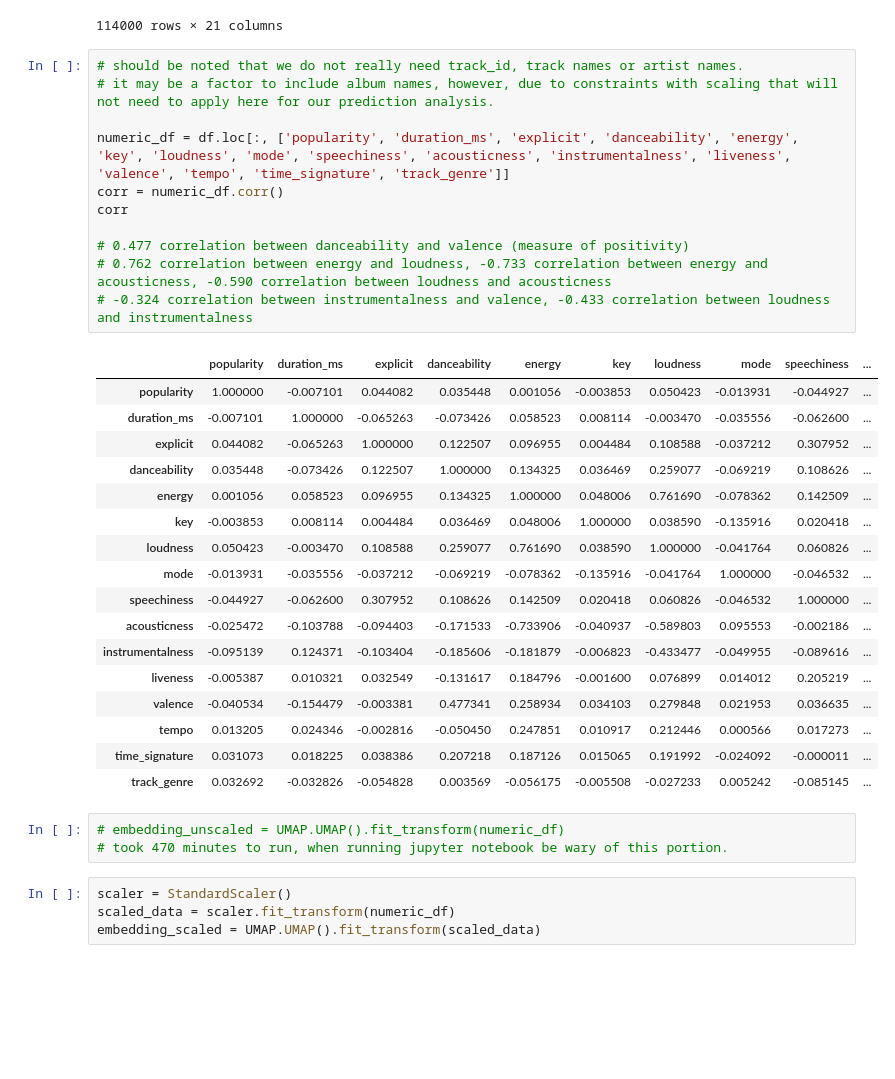
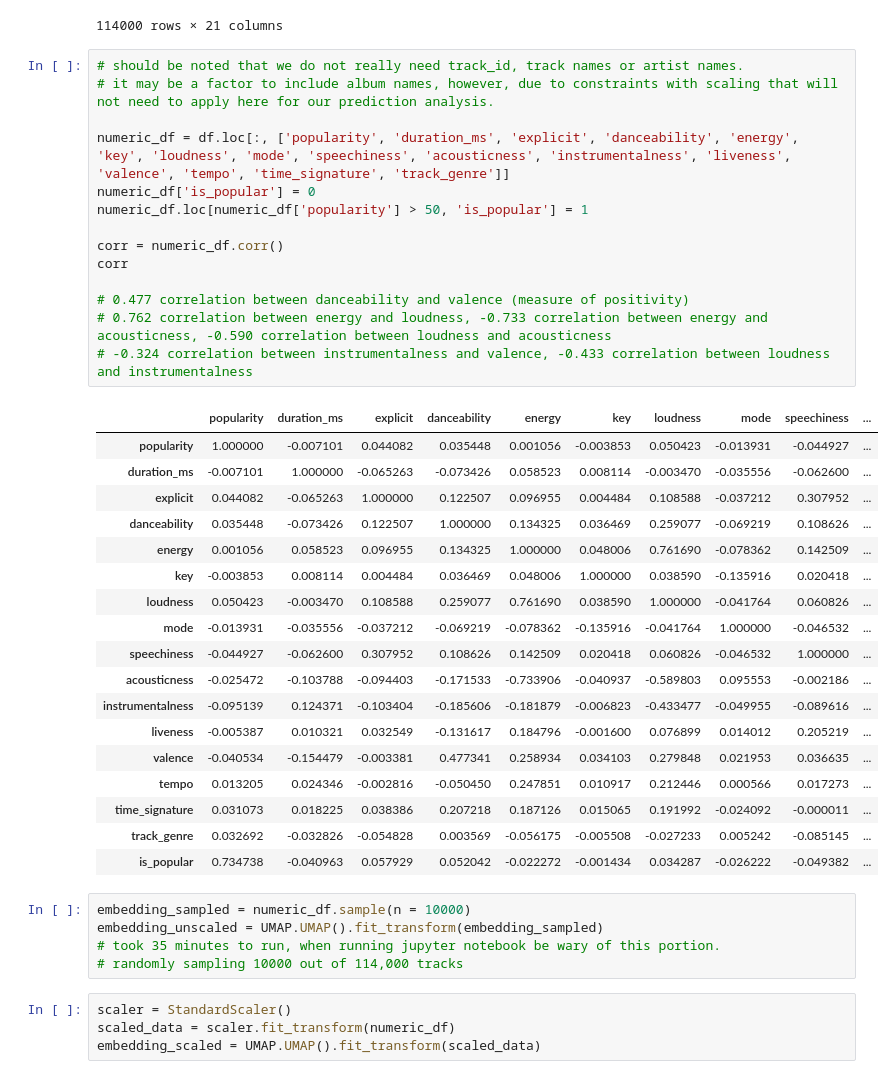
Before and after one commit to joseph-kim-cs/Spotify-Popularity-Prediction-Model, a Jupyter notebook: spotify exploration.ipynb, the cells around one changed output. Saved outputs shown, nothing was run; the diff lists cells and outputs as text; blank space fills up the shorter version.

```diff
--- a/spotify exploration.ipynb
+++ b/spotify exploration.ipynb
@@ -85,35 +86,41 @@ df
 # %%
 # should be noted that we do not really need track_id, track names or artist names.
 # it may be a factor to include album names, however, due to constraints with scaling that will not need to apply here for our prediction analysis.
 
 numeric_df = df.loc[:, ['popularity', 'duration_ms', 'explicit', 'danceability', 'energy', 'key', 'loudness', 'mode', 'speechiness', 'acousticness', 'instrumentalness', 'liveness', 'valence', 'tempo', 'time_signature', 'track_genre']]
+numeric_df['is_popular'] = 0
+numeric_df.loc[numeric_df['popularity'] > 50, 'is_popular'] = 1
+
 corr = numeric_df.corr()
 corr
 
 # 0.477 correlation between danceability and valence (measure of positivity)
 # 0.762 correlation between energy and loudness, -0.733 correlation between energy and acousticness, -0.590 correlation between loudness and acousticness
 # -0.324 correlation between instrumentalness and valence, -0.433 correlation between loudness and instrumentalness
 # %% [output]
 |  | popularity | duration_ms | explicit | danceability | energy | key | loudness | mode | speechiness | ... |
 | popularity | 1.000000 | -0.007101 | 0.044082 | 0.035448 | 0.001056 | -0.003853 | 0.050423 | -0.013931 | -0.044927 | ... |
 | duration_ms | -0.007101 | 1.000000 | -0.065263 | -0.073426 | 0.058523 | 0.008114 | -0.003470 | -0.035556 | -0.062600 | ... |
 | explicit | 0.044082 | -0.065263 | 1.000000 | 0.122507 | 0.096955 | 0.004484 | 0.108588 | -0.037212 | 0.307952 | ... |
 | danceability | 0.035448 | -0.073426 | 0.122507 | 1.000000 | 0.134325 | 0.036469 | 0.259077 | -0.069219 | 0.108626 | ... |
 | energy | 0.001056 | 0.058523 | 0.096955 | 0.134325 | 1.000000 | 0.048006 | 0.761690 | -0.078362 | 0.142509 | ... |
 | key | -0.003853 | 0.008114 | 0.004484 | 0.036469 | 0.048006 | 1.000000 | 0.038590 | -0.135916 | 0.020418 | ... |
 | loudness | 0.050423 | -0.003470 | 0.108588 | 0.259077 | 0.761690 | 0.038590 | 1.000000 | -0.041764 | 0.060826 | ... |
 | mode | -0.013931 | -0.035556 | -0.037212 | -0.069219 | -0.078362 | -0.135916 | -0.041764 | 1.000000 | -0.046532 | ... |
 | speechiness | -0.044927 | -0.062600 | 0.307952 | 0.108626 | 0.142509 | 0.020418 | 0.060826 | -0.046532 | 1.000000 | ... |
 | acousticness | -0.025472 | -0.103788 | -0.094403 | -0.171533 | -0.733906 | -0.040937 | -0.589803 | 0.095553 | -0.002186 | ... |
 | instrumentalness | -0.095139 | 0.124371 | -0.103404 | -0.185606 | -0.181879 | -0.006823 | -0.433477 | -0.049955 | -0.089616 | ... |
 | liveness | -0.005387 | 0.010321 | 0.032549 | -0.131617 | 0.184796 | -0.001600 | 0.076899 | 0.014012 | 0.205219 | ... |
 | valence | -0.040534 | -0.154479 | -0.003381 | 0.477341 | 0.258934 | 0.034103 | 0.279848 | 0.021953 | 0.036635 | ... |
 | tempo | 0.013205 | 0.024346 | -0.002816 | -0.050450 | 0.247851 | 0.010917 | 0.212446 | 0.000566 | 0.017273 | ... |
 | time_signature | 0.031073 | 0.018225 | 0.038386 | 0.207218 | 0.187126 | 0.015065 | 0.191992 | -0.024092 | -0.000011 | ... |
 | track_genre | 0.032692 | -0.032826 | -0.054828 | 0.003569 | -0.056175 | -0.005508 | -0.027233 | 0.005242 | -0.085145 | ... |
+| is_popular | 0.734738 | -0.040963 | 0.057929 | 0.052042 | -0.022272 | -0.001434 | 0.034287 | -0.026222 | -0.049382 | ... |
 # %%
-# embedding_unscaled = UMAP.UMAP().fit_transform(numeric_df)
-# took 470 minutes to run, when running jupyter notebook be wary of this portion.
+embedding_sampled = numeric_df.sample(n = 10000)
+embedding_unscaled = UMAP.UMAP().fit_transform(embedding_sampled)
+# took 35 minutes to run, when running jupyter notebook be wary of this portion.
+# randomly sampling 10000 out of 114,000 tracks
 # %%
 scaler = StandardScaler()
 scaled_data = scaler.fit_transform(numeric_df)
```
Also changed, not shown: parts of 14 cells of this notebook.
